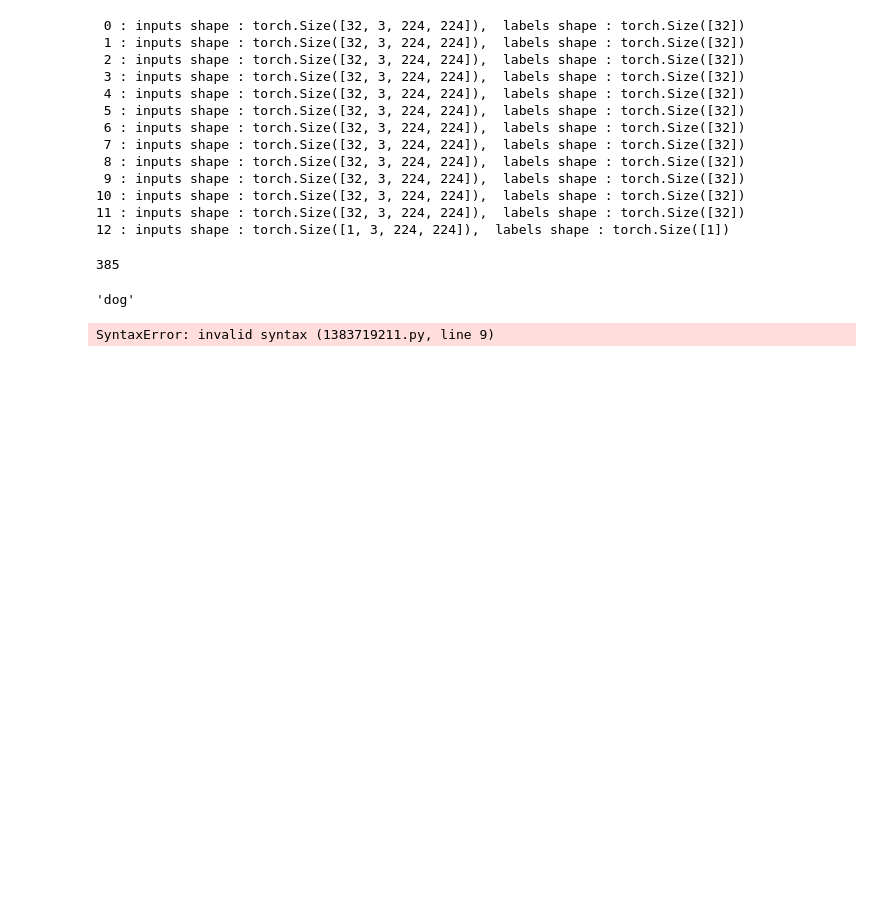
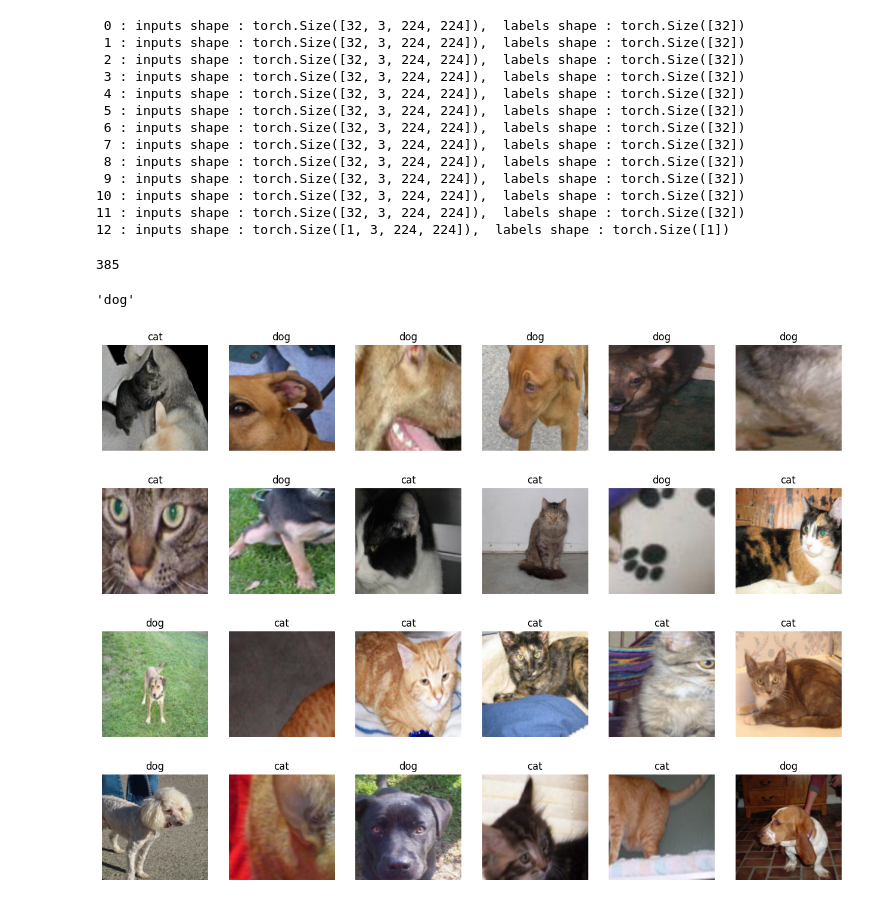
Before and after one commit to rubinkim/My_PyTorch, a Jupyter notebook: chap05_200_transferLearning.ipynb, the cells around one changed output. Drawn from its saved outputs; the diff is of its cells as text; code cells hidden in the pictures; blank space fills up the shorter version.

```diff
--- a/chap05_200_transferLearning.ipynb
+++ b/chap05_200_transferLearning.ipynb
@@ -85,13 +86,14 @@ classes[labels[1].item()]
 'dog'
 # %%
 classes = {0 : 'cat', 1 : 'dog'}
+
 
 fig = plt.figure(figsize=(16, 24))
 for i in range(24):
     a = fig.add_subplot(4, 6, i+1)
     a.set_title(classes[labels[i].item()])          # classes[labels[1].item()] : 'dog'
     a.axis('off')
-    a.imshow(np.transpose(samples[i].numpy(), (1,2,0))
+    a.imshow(np.transpose(samples[i].numpy(), (1,2,0)))
 plt.subplots_adjust(bottom=0.2, top=0.6, hspace=0)
 # %% [output]
-SyntaxError: invalid syntax (1383719211.py, line 9)
+[figure, added]
```
Also changed, not shown: parts of 2 cells of this notebook.
